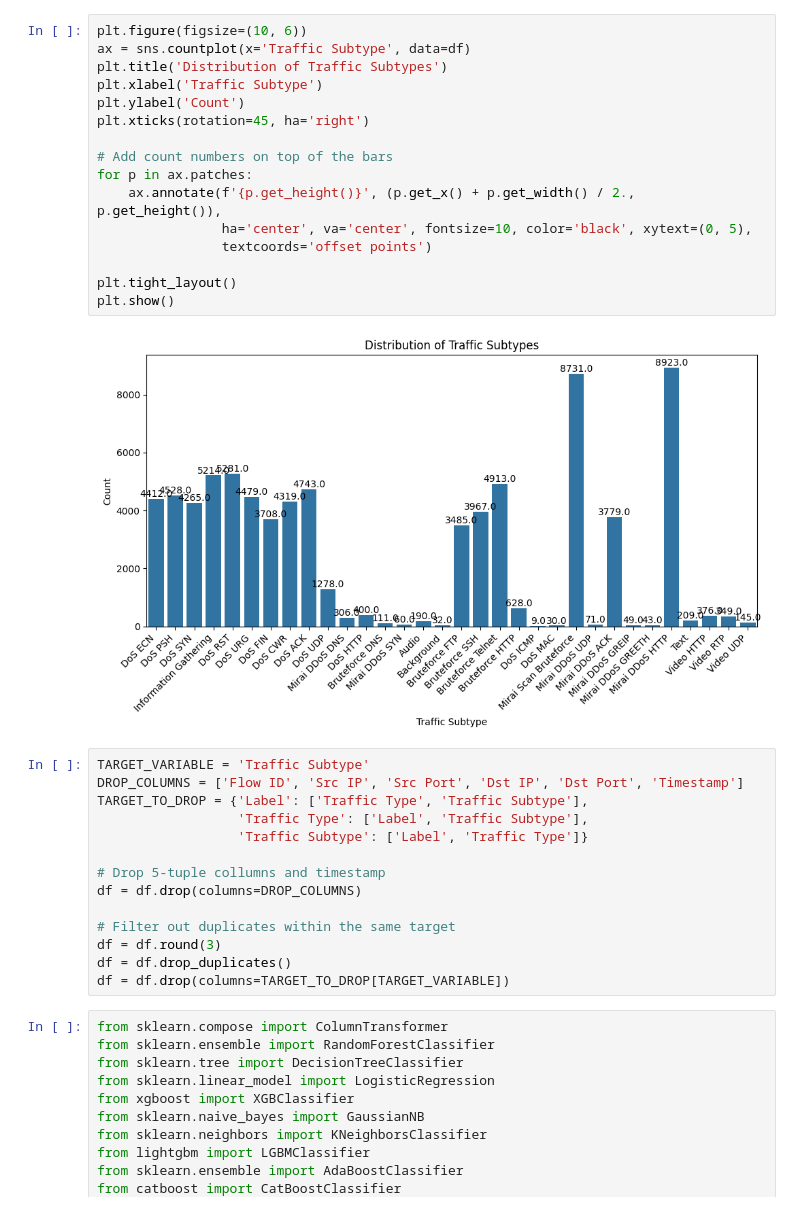
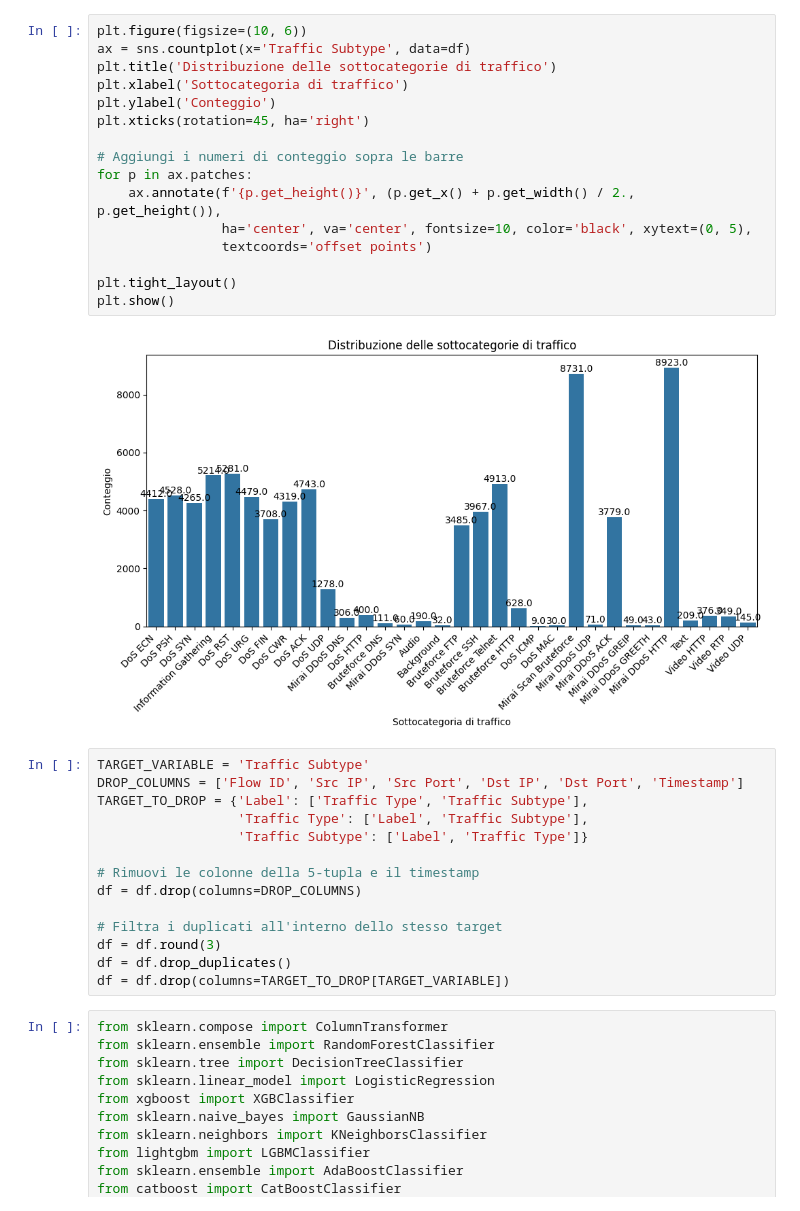
Before and after one commit to NicCasss/BigData, a Jupyter notebook: index.ipynb, the cells around one changed output. Saved outputs shown, nothing was run; the diff lists cells and outputs as text.

```diff
--- a/index.ipynb
+++ b/index.ipynb
@@ -70,21 +79,21 @@ plt.show()
 # %%
 plt.figure(figsize=(10, 6))
 ax = sns.countplot(x='Traffic Subtype', data=df)
-plt.title('Distribution of Traffic Subtypes')
-plt.xlabel('Traffic Subtype')
-plt.ylabel('Count')
+plt.title('Distribuzione delle sottocategorie di traffico')
+plt.xlabel('Sottocategoria di traffico')
+plt.ylabel('Conteggio')
 plt.xticks(rotation=45, ha='right')
 
-# Add count numbers on top of the bars
+# Aggiungi i numeri di conteggio sopra le barre
 for p in ax.patches:
     ax.annotate(f'{p.get_height()}', (p.get_x() + p.get_width() / 2., p.get_height()),
                 ha='center', va='center', fontsize=10, color='black', xytext=(0, 5),
                 textcoords='offset points')
 
 plt.tight_layout()
 plt.show()
 # %% [output]
-[figure, old version]
+[figure, new version]
 # %%
 TARGET_VARIABLE = 'Traffic Subtype'
 DROP_COLUMNS = ['Flow ID', 'Src IP', 'Src Port', 'Dst IP', 'Dst Port', 'Timestamp']
@@ -92,10 +101,10 @@ TARGET_TO_DROP = {'Label': ['Traffic Type', 'Traffic Subtype'],
                   'Traffic Type': ['Label', 'Traffic Subtype'],
                   'Traffic Subtype': ['Label', 'Traffic Type']}
 
-# Drop 5-tuple collumns and timestamp
+# Rimuovi le colonne della 5-tupla e il timestamp
 df = df.drop(columns=DROP_COLUMNS)
 
-# Filter out duplicates within the same target
+# Filtra i duplicati all'interno dello stesso target
 df = df.round(3)
 df = df.drop_duplicates()
 df = df.drop(columns=TARGET_TO_DROP[TARGET_VARIABLE])
```
Also changed, not shown: parts of 20 cells of this notebook.
